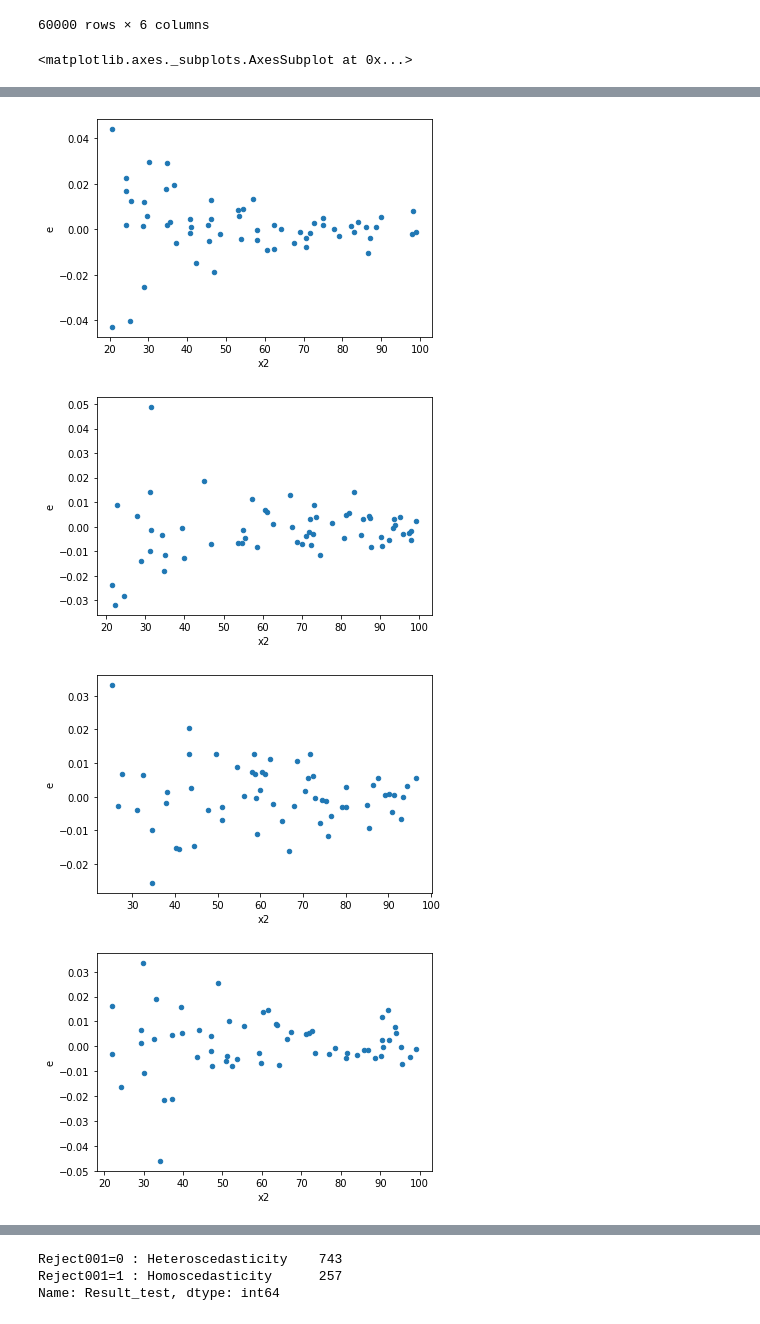
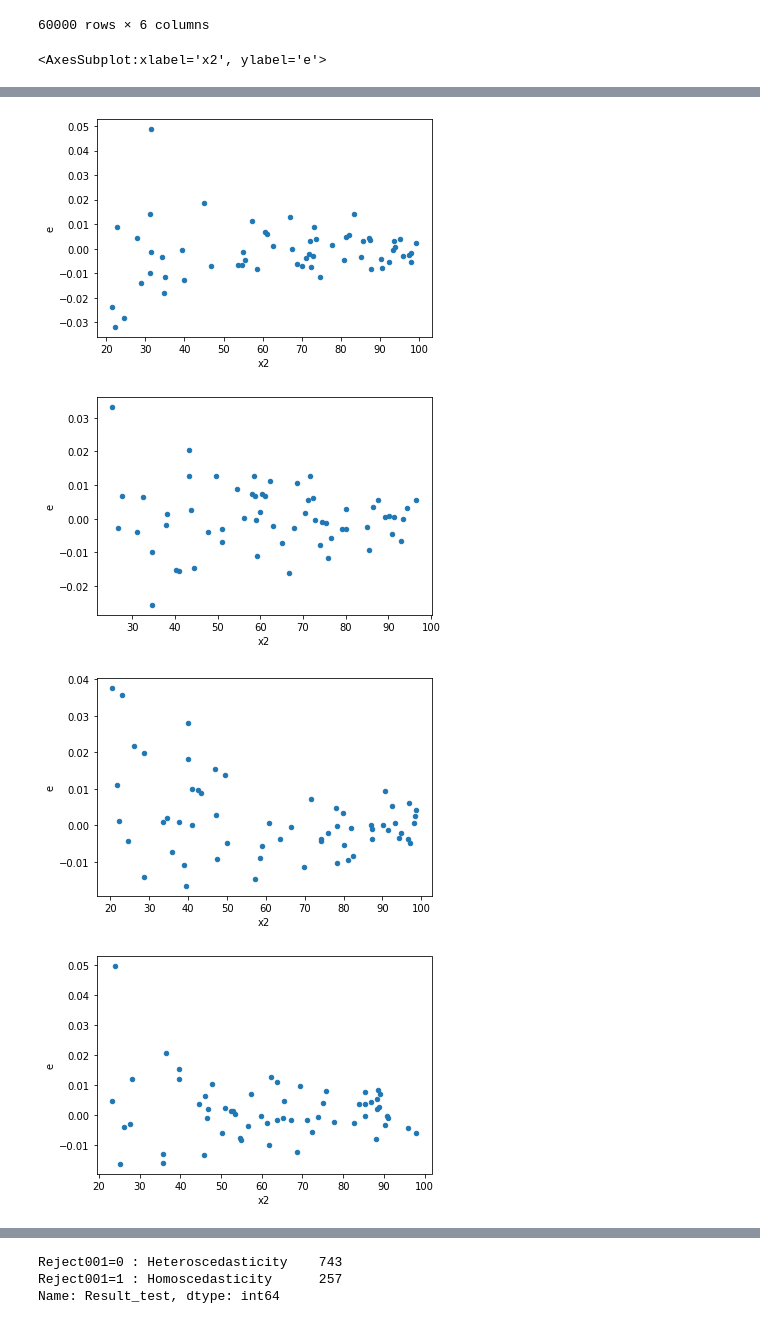
Before and after one commit to iam-fern/Generate_multiplication_2X, a Jupyter notebook: GQtest_data(y_hat)_multi_delta_(_2_4)_n60_01.ipynb, the cells around one changed output, grey strips where cells are left out. Cells and saved outputs as stored; diff of their text form; code cells hidden in the pictures.

```diff
--- a/GQtest_data(y_hat)_multi_delta_(_2_4)_n60_01.ipynb
+++ b/GQtest_data(y_hat)_multi_delta_(_2_4)_n60_01.ipynb
@@ -136,16 +136,16 @@ table
 |  | 59.0 | 50.109065 | 74.391371 | 0.001991 | 134.502427 | 134.500725 | 0.001702 |
 60000 rows × 6 columns
 # %%
-tablenew0 = table.loc[0.0]
-tablenew1 = table.loc[1.0]
-tablenew2 = table.loc[2.0]
-tablenew3 = table.loc[3.0]
-tablenew4 = table.loc[4.0]
-tablenew5 = table.loc[5.0]
-tablenew6 = table.loc[6.0]
-tablenew7 = table.loc[7.0]
-tablenew8 = table.loc[8.0]
-tablenew9 = table.loc[9.0]
+tablenew0 = table.loc[1.0]
+tablenew1 = table.loc[2.0]
+tablenew2 = table.loc[3.0]
+tablenew3 = table.loc[4.0]
+tablenew4 = table.loc[6.0]
+tablenew5 = table.loc[7.0]
+tablenew6 = table.loc[8.0]
+tablenew7 = table.loc[10.0]
+tablenew8 = table.loc[11.0]
+tablenew9 = table.loc[12.0]
 tablenew0.plot(x ='x2', y='e', kind = 'scatter')
 tablenew1.plot(x ='x2', y='e', kind = 'scatter')
 tablenew2.plot(x ='x2', y='e', kind = 'scatter')
@@ -157,4 +157,4 @@ tablenew7.plot(x ='x2', y='e', kind = 'scatter')
 tablenew8.plot(x ='x2', y='e', kind = 'scatter')
 tablenew9.plot(x ='x2', y='e', kind = 'scatter')
 # %% [output]
-<matplotlib.axes._subplots.AxesSubplot at 0x...>
+<AxesSubplot:xlabel='x2', ylabel='e'>
@@ -163,4 +163,4 @@ tablenew9.plot(x ='x2', y='e', kind = 'scatter')
-[figure, old version]
+[figure, new version]
-[figure, old version]
+[figure, new version]
-[figure, old version]
+[figure, new version]
-[figure, old version]
+[figure, new version]
```
Also changed, not shown: parts of 2 cells of this notebook.
